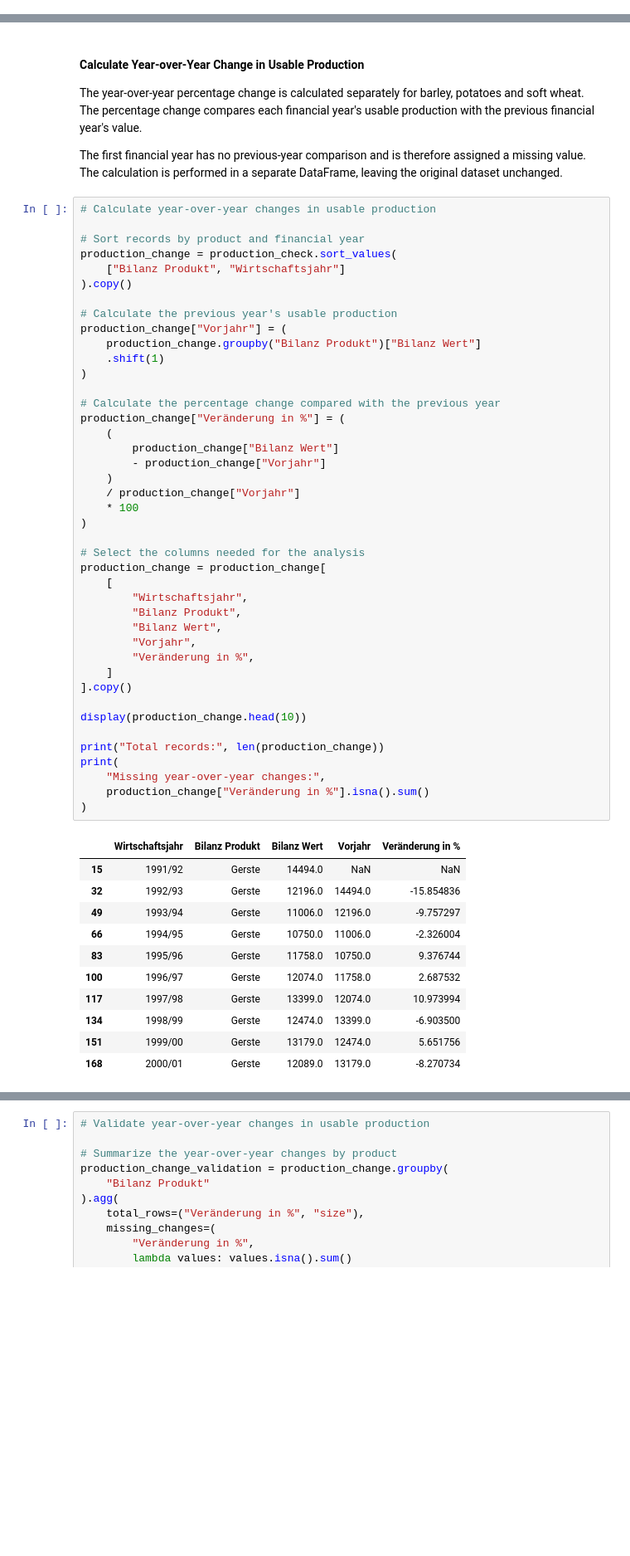
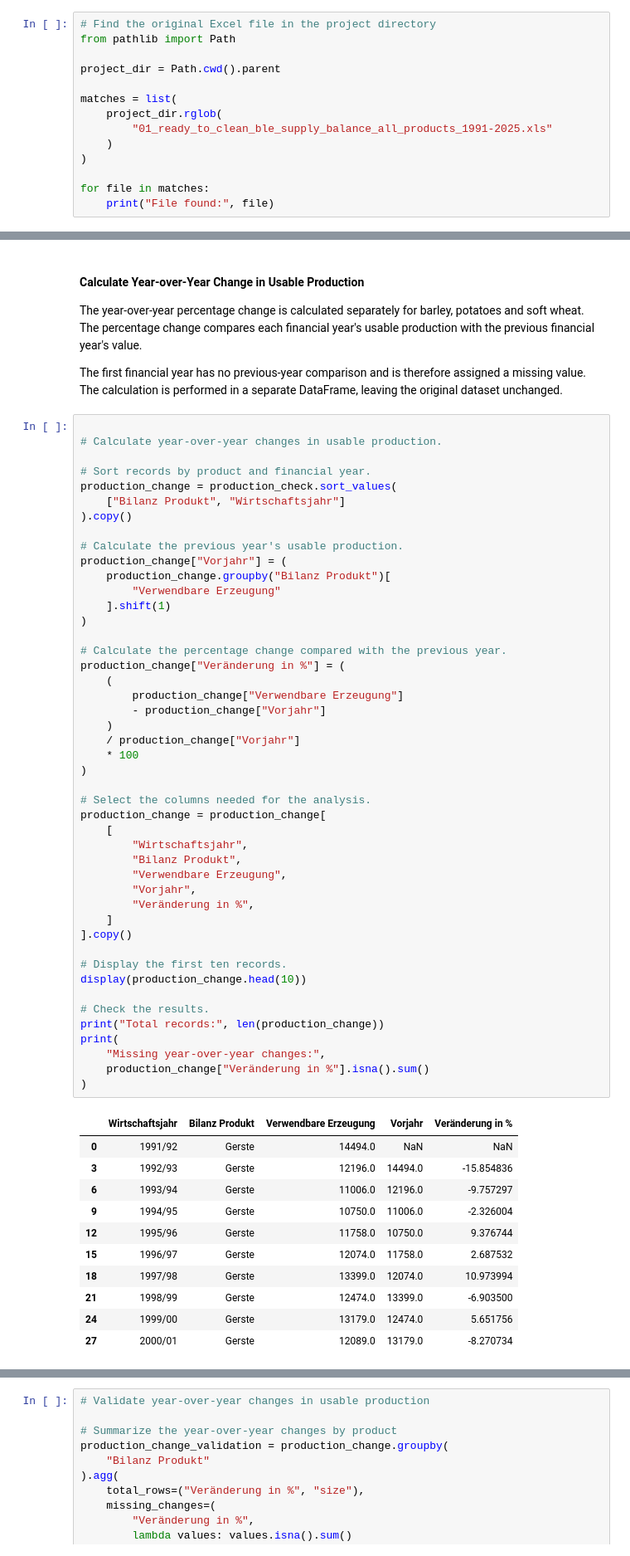
Before and after one commit to verveat/Agriculture_Crisis_Resilience, a Jupyter notebook: notebooks/01_ble_supply_balance_all_products.ipynb, the cells around one changed output, grey strips where cells are left out. Shown at 83% size. Saved outputs shown, nothing was run; the diff lists cells and outputs as text; blank space fills up the shorter version.

```diff
--- a/notebooks/01_ble_supply_balance_all_products.ipynb
+++ b/notebooks/01_ble_supply_balance_all_products.ipynb
@@ -749,0 +1286,14 @@ Missing quota values: 0
+# %%
+# Find the original Excel file in the project directory
+from pathlib import Path
+
+project_dir = Path.cwd().parent
+
+matches = list(
+    project_dir.rglob(
+        "01_ready_to_clean_ble_supply_balance_all_products_1991-2025.xls"
+    )
+)
+
+for file in matches:
+    print("File found:", file)
@@ -1594,59 +2499,63 @@ The year-over-year percentage change is calculated separately for barley, potato
 
 The first financial year has no previous-year comparison and is therefore assigned a missing value. The calculation is performed in a separate DataFrame, leaving the original dataset unchanged.
 # %%
-# Calculate year-over-year changes in usable production
 
-# Sort records by product and financial year
+# Calculate year-over-year changes in usable production.
+
+# Sort records by product and financial year.
 production_change = production_check.sort_values(
     ["Bilanz Produkt", "Wirtschaftsjahr"]
 ).copy()
 
-# Calculate the previous year's usable production
+# Calculate the previous year's usable production.
 production_change["Vorjahr"] = (
-    production_change.groupby("Bilanz Produkt")["Bilanz Wert"]
-    .shift(1)
+    production_change.groupby("Bilanz Produkt")[
+        "Verwendbare Erzeugung"
+    ].shift(1)
 )
 
-# Calculate the percentage change compared with the previous year
+# Calculate the percentage change compared with the previous year.
 production_change["Veränderung in %"] = (
     (
-        production_change["Bilanz Wert"]
+        production_change["Verwendbare Erzeugung"]
         - production_change["Vorjahr"]
     )
     / production_change["Vorjahr"]
     * 100
 )
 
-# Select the columns needed for the analysis
+# Select the columns needed for the analysis.
 production_change = production_change[
     [
         "Wirtschaftsjahr",
         "Bilanz Produkt",
-        "Bilanz Wert",
+        "Verwendbare Erzeugung",
         "Vorjahr",
         "Veränderung in %",
     ]
 ].copy()
 
+# Display the first ten records.
 display(production_change.head(10))
 
+# Check the results.
 print("Total records:", len(production_change))
 print(
     "Missing year-over-year changes:",
     production_change["Veränderung in %"].isna().sum()
 )
 # %% [output]
-|  | Wirtschaftsjahr | Bilanz Produkt | Bilanz Wert | Vorjahr | Veränderung in % |
-| 15 | 1991/92 | Gerste | 14494.0 | NaN | NaN |
-| 32 | 1992/93 | Gerste | 12196.0 | 14494.0 | -15.854836 |
-| 49 | 1993/94 | Gerste | 11006.0 | 12196.0 | -9.757297 |
-| 66 | 1994/95 | Gerste | 10750.0 | 11006.0 | -2.326004 |
-| 83 | 1995/96 | Gerste | 11758.0 | 10750.0 | 9.376744 |
-| 100 | 1996/97 | Gerste | 12074.0 | 11758.0 | 2.687532 |
-| 117 | 1997/98 | Gerste | 13399.0 | 12074.0 | 10.973994 |
-| 134 | 1998/99 | Gerste | 12474.0 | 13399.0 | -6.903500 |
-| 151 | 1999/00 | Gerste | 13179.0 | 12474.0 | 5.651756 |
-| 168 | 2000/01 | Gerste | 12089.0 | 13179.0 | -8.270734 |
+|  | Wirtschaftsjahr | Bilanz Produkt | Verwendbare Erzeugung | Vorjahr | Veränderung in % |
+| 0 | 1991/92 | Gerste | 14494.0 | NaN | NaN |
+| 3 | 1992/93 | Gerste | 12196.0 | 14494.0 | -15.854836 |
+| 6 | 1993/94 | Gerste | 11006.0 | 12196.0 | -9.757297 |
+| 9 | 1994/95 | Gerste | 10750.0 | 11006.0 | -2.326004 |
+| 12 | 1995/96 | Gerste | 11758.0 | 10750.0 | 9.376744 |
+| 15 | 1996/97 | Gerste | 12074.0 | 11758.0 | 2.687532 |
+| 18 | 1997/98 | Gerste | 13399.0 | 12074.0 | 10.973994 |
+| 21 | 1998/99 | Gerste | 12474.0 | 13399.0 | -6.903500 |
+| 24 | 1999/00 | Gerste | 13179.0 | 12474.0 | 5.651756 |
+| 27 | 2000/01 | Gerste | 12089.0 | 13179.0 | -8.270734 |
 Total records: 102
 Missing year-over-year changes: 3
 # %%
```
Also changed, not shown: parts of 61 cells of this notebook.
